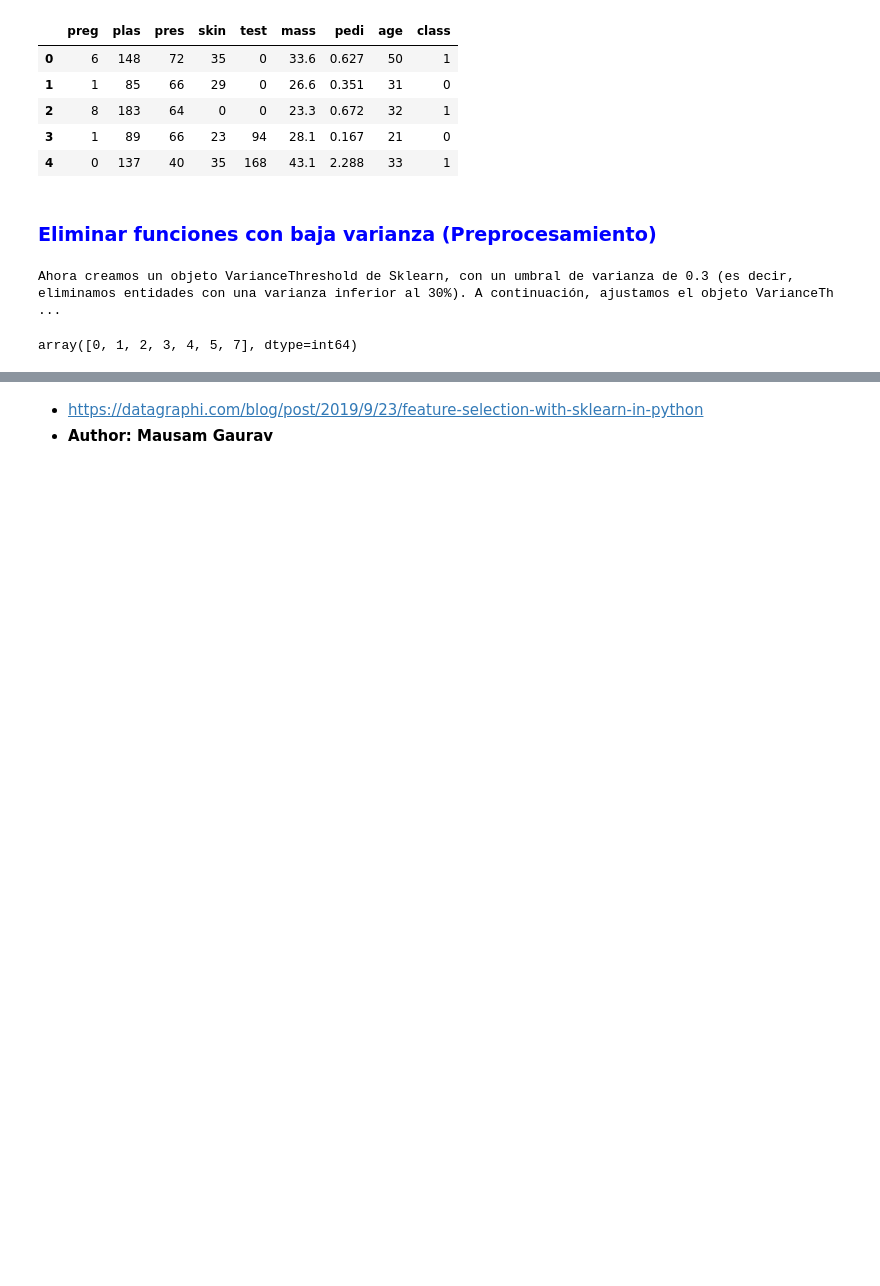
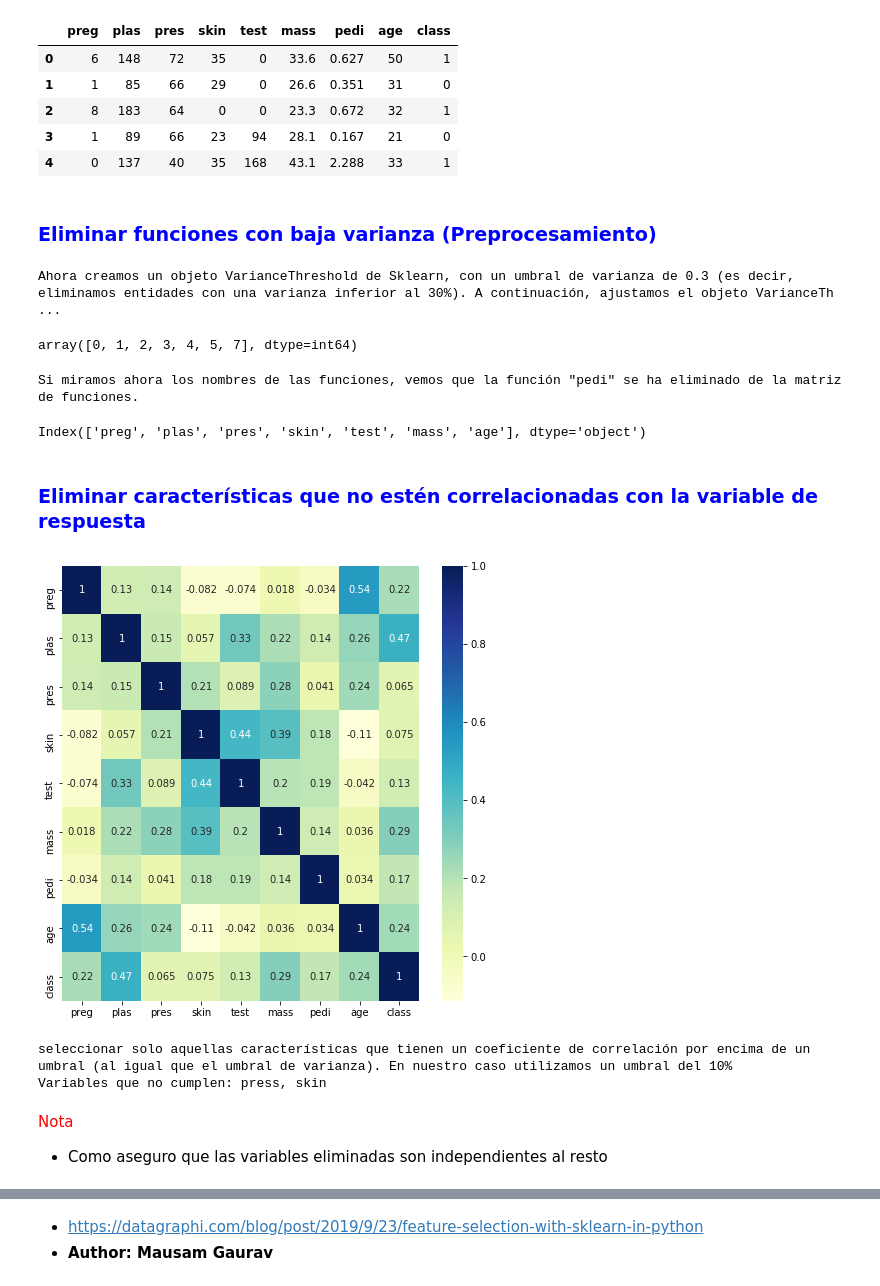
Before and after one commit to Kaiziferr/Data_Science_Workshops, a Jupyter notebook: Workshop_2/Untitled.ipynb, the cells around one changed output, grey strips where cells are left out. Saved outputs shown, nothing was run; the diff lists cells and outputs as text; code cells hidden in the pictures; blank space fills up the shorter version.

```diff
--- a/Workshop_2/Untitled.ipynb
+++ b/Workshop_2/Untitled.ipynb
@@ -49,3 +49,11 @@ cols = estimador.get_support(indices = True)
 cols
 # %% [output]
 array([0, 1, 2, 3, 4, 5, 7], dtype=int64)
+# %%
+print(colored('La variable "pedi" se ha eliminado de la matriz de funciones.' ,attrs=['bold']))
+X.columns[cols]
+# %% [output]
+Si miramos ahora los nombres de las funciones, vemos que la función "pedi" se ha eliminado de la matriz de funciones.
+Index(['preg', 'plas', 'pres', 'skin', 'test', 'mass', 'age'], dtype='object')
+# %% [markdown]
+### <font color = "blue">Eliminar características que no estén correlacionadas con la variable de respuesta </font>
@@ -51,0 +63,16 @@ array([0, 1, 2, 3, 4, 5, 7], dtype=int64)
+# %%
+plt.figure(figsize=(8,8))
+corr = data.corr()
+sns.heatmap(corr, annot=True, cmap="YlGnBu")
+plt.show()
+# %% [output]
+[figure, added]
+# %%
+print(colored('seleccionar solo aquellas características que tienen un coeficiente de correlación por encima de un umbral (al igual que el umbral de varianza). En nuestro caso utilizamos un umbral del 10%' ,attrs=['bold']))
+print(colored('Variables que no cumplen: press, skin', color = "red",attrs=['bold']))
+# %% [output]
+seleccionar solo aquellas características que tienen un coeficiente de correlación por encima de un umbral (al igual que el umbral de varianza). En nuestro caso utilizamos un umbral del 10%
+Variables que no cumplen: press, skin
+# %% [markdown]
+<font color = "red">Nota</font>
+- Como aseguro que las variables eliminadas son independientes al resto
```
Also changed, not shown: parts of 9 cells of this notebook.
